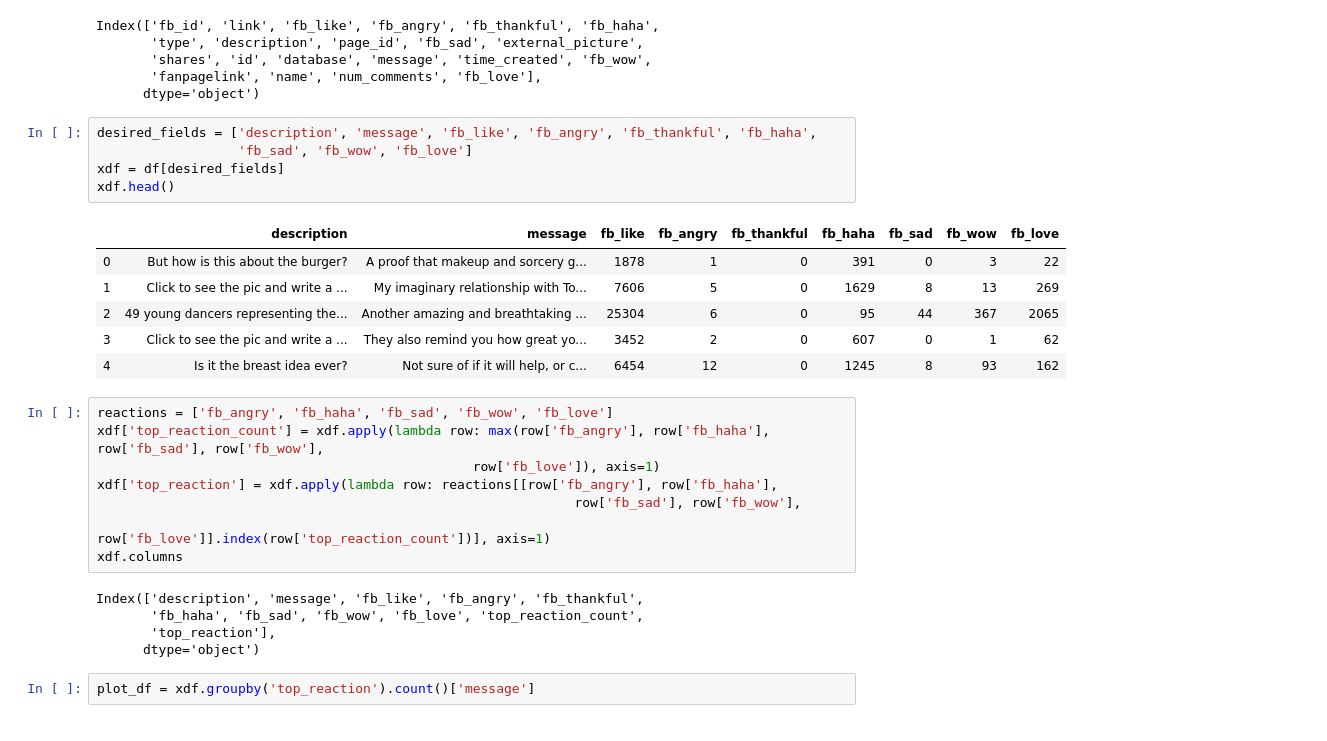
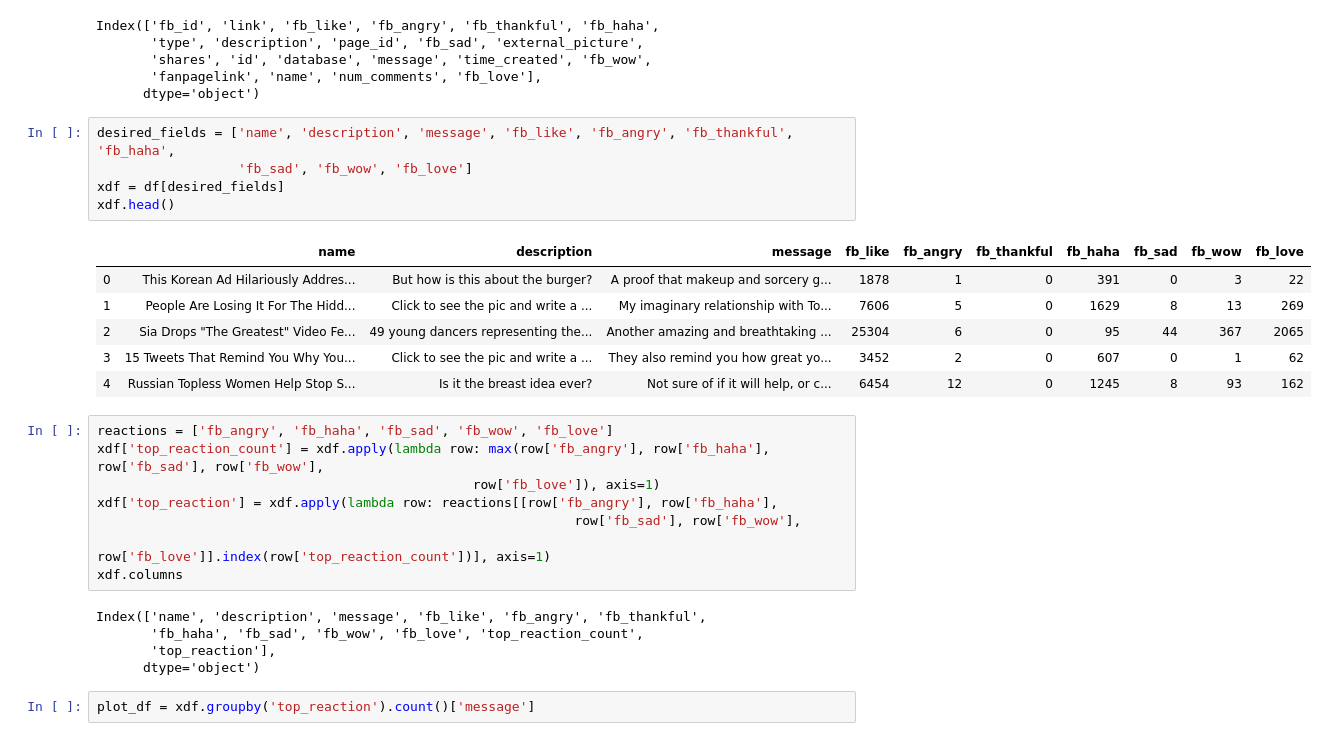
Before and after one commit to anilkumarravuru/EmotionAnalysis, a Jupyter notebook: Details.ipynb, the cells around one changed output. Drawn from its saved outputs; the diff is of its cells as text.

```diff
--- a/Details.ipynb
+++ b/Details.ipynb
@@ -14,17 +14,17 @@ Index(['fb_id', 'link', 'fb_like', 'fb_angry', 'fb_thankful', 'fb_haha',
        'fanpagelink', 'name', 'num_comments', 'fb_love'],
       dtype='object')
 # %%
-desired_fields = ['description', 'message', 'fb_like', 'fb_angry', 'fb_thankful', 'fb_haha',
+desired_fields = ['name', 'description', 'message', 'fb_like', 'fb_angry', 'fb_thankful', 'fb_haha',
                   'fb_sad', 'fb_wow', 'fb_love']
 xdf = df[desired_fields]
 xdf.head()
 # %% [output]
-|  | description | message | fb_like | fb_angry | fb_thankful | fb_haha | fb_sad | fb_wow | fb_love |
-| 0 | But how is this about the burger? | A proof that makeup and sorcery g... | 1878 | 1 | 0 | 391 | 0 | 3 | 22 |
-| 1 | Click to see the pic and write a ... | My imaginary relationship with To... | 7606 | 5 | 0 | 1629 | 8 | 13 | 269 |
-| 2 | 49 young dancers representing the... | Another amazing and breathtaking ... | 25304 | 6 | 0 | 95 | 44 | 367 | 2065 |
-| 3 | Click to see the pic and write a ... | They also remind you how great yo... | 3452 | 2 | 0 | 607 | 0 | 1 | 62 |
-| 4 | Is it the breast idea ever? | Not sure of if it will help, or c... | 6454 | 12 | 0 | 1245 | 8 | 93 | 162 |
+|  | name | description | message | fb_like | fb_angry | fb_thankful | fb_haha | fb_sad | fb_wow | fb_love |
+| 0 | This Korean Ad Hilariously Addres... | But how is this about the burger? | A proof that makeup and sorcery g... | 1878 | 1 | 0 | 391 | 0 | 3 | 22 |
+| 1 | People Are Losing It For The Hidd... | Click to see the pic and write a ... | My imaginary relationship with To... | 7606 | 5 | 0 | 1629 | 8 | 13 | 269 |
+| 2 | Sia Drops "The Greatest" Video Fe... | 49 young dancers representing the... | Another amazing and breathtaking ... | 25304 | 6 | 0 | 95 | 44 | 367 | 2065 |
+| 3 | 15 Tweets That Remind You Why You... | Click to see the pic and write a ... | They also remind you how great yo... | 3452 | 2 | 0 | 607 | 0 | 1 | 62 |
+| 4 | Russian Topless Women Help Stop S... | Is it the breast idea ever? | Not sure of if it will help, or c... | 6454 | 12 | 0 | 1245 | 8 | 93 | 162 |
 # %%
 reactions = ['fb_angry', 'fb_haha', 'fb_sad', 'fb_wow', 'fb_love']
 xdf['top_reaction_count'] = xdf.apply(lambda row: max(row['fb_angry'], row['fb_haha'], row['fb_sad'], row['fb_wow'],
@@ -34,7 +34,7 @@
                                                              row['fb_love']].index(row['top_reaction_count'])], axis=1)
 xdf.columns
 # %% [output]
-Index(['description', 'message', 'fb_like', 'fb_angry', 'fb_thankful',
+Index(['name', 'description', 'message', 'fb_like', 'fb_angry', 'fb_thankful',
        'fb_haha', 'fb_sad', 'fb_wow', 'fb_love', 'top_reaction_count',
        'top_reaction'],
       dtype='object')
```
Also changed, not shown: parts of 7 cells of this notebook, 1 other file.
